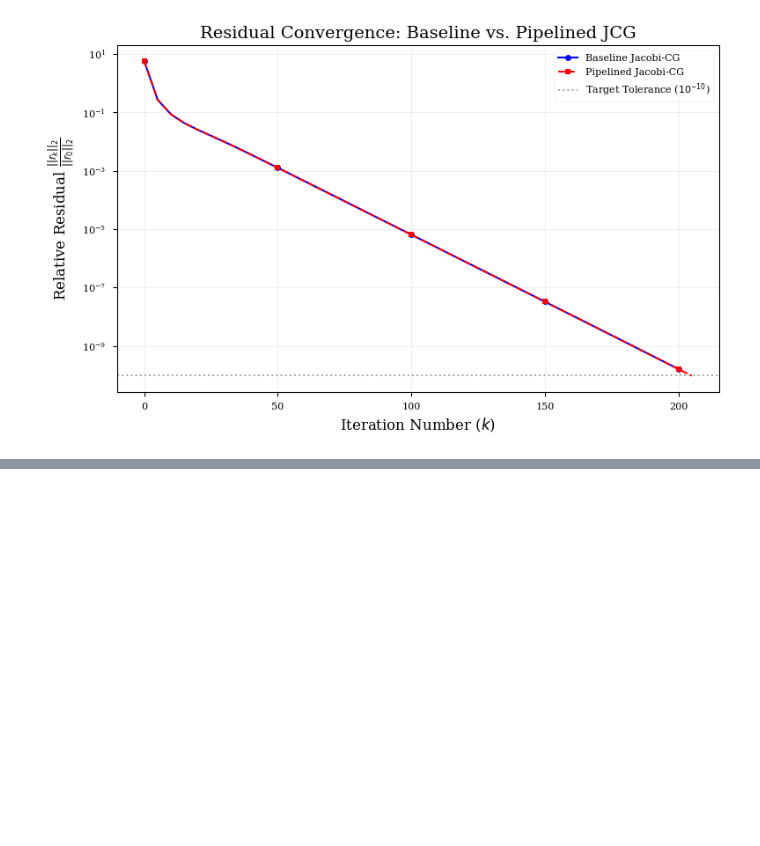
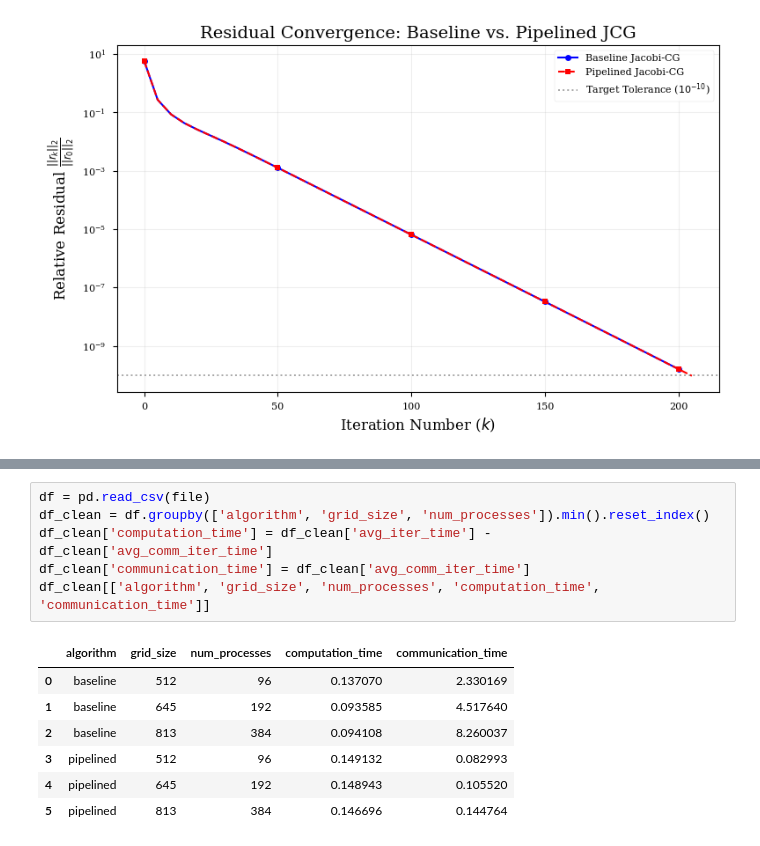
Before and after one commit to datrento/parallel-conjugate-gradient, a Jupyter notebook: src/main_serial_and_result_analysis.ipynb, the cells around one changed output, grey strips where cells are left out. Cells and saved outputs as stored; diff of their text form; blank space fills up the shorter version.

```diff
--- a/src/main_serial_and_result_analysis.ipynb
+++ b/src/main_serial_and_result_analysis.ipynb
@@ -553,0 +689,14 @@ Plot saved to: ../plots/convergence_analysis.eps
+# %%
+df = pd.read_csv(file)
+df_clean = df.groupby(['algorithm', 'grid_size', 'num_processes']).min().reset_index()
+df_clean['computation_time'] = df_clean['avg_iter_time'] - df_clean['avg_comm_iter_time']
+df_clean['communication_time'] = df_clean['avg_comm_iter_time']
+df_clean[['algorithm', 'grid_size', 'num_processes', 'computation_time', 'communication_time']]
+# %% [output]
+|  | algorithm | grid_size | num_processes | computation_time | communication_time |
+| 0 | baseline | 512 | 96 | 0.137070 | 2.330169 |
+| 1 | baseline | 645 | 192 | 0.093585 | 4.517640 |
+| 2 | baseline | 813 | 384 | 0.094108 | 8.260037 |
+| 3 | pipelined | 512 | 96 | 0.149132 | 0.082993 |
+| 4 | pipelined | 645 | 192 | 0.148943 | 0.105520 |
+| 5 | pipelined | 813 | 384 | 0.146696 | 0.144764 |
```
Also changed, not shown: parts of 6 cells of this notebook, 19 other files.
